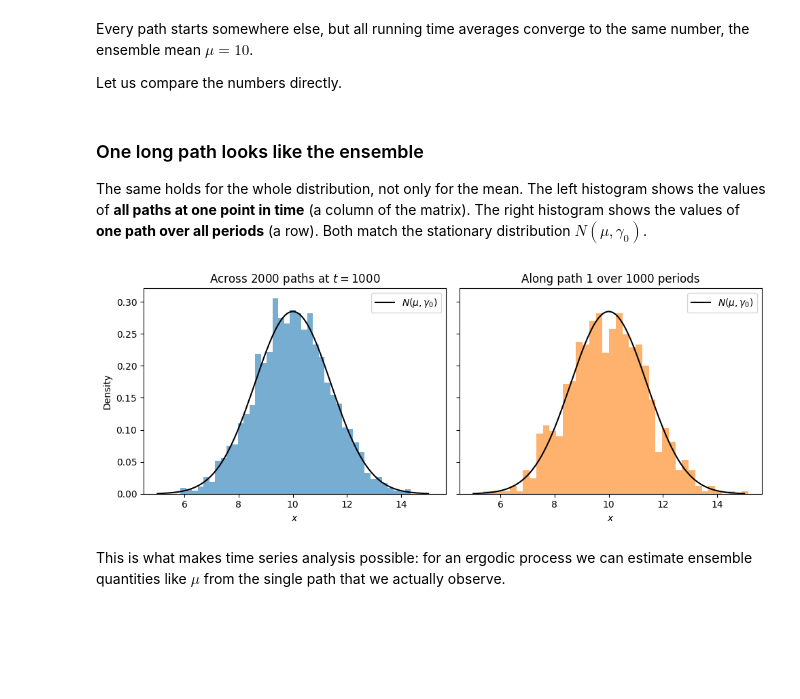
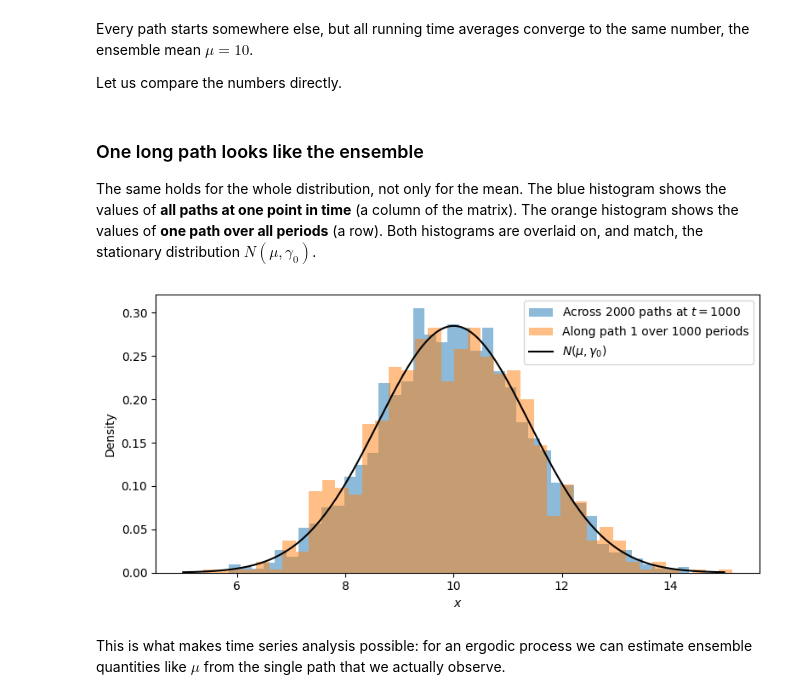
Before and after one commit to febse/ts, a Jupyter notebook: 02-Stationarity-Ergodicity.ipynb, the cells around one changed output. Cells and saved outputs as stored; diff of their text form; code cells hidden in the pictures; blank space fills up the shorter version.

```diff
--- a/02-Stationarity-Ergodicity.ipynb
+++ b/02-Stationarity-Ergodicity.ipynb
@@ -145,35 +148,36 @@ Let us compare the numbers directly.
 # %% [markdown]
 ### One long path looks like the ensemble
 
-The same holds for the whole distribution, not only for the mean. The left histogram shows the values of **all paths at one point in time** (a column of the matrix).
-The right histogram shows the values of **one path over all periods** (a row). Both match the stationary distribution $N(\mu, \gamma_0)$.
+The same holds for the whole distribution, not only for the mean. The blue histogram shows the values of **all paths at one point in time** (a column of the matrix).
+The orange histogram shows the values of **one path over all periods** (a row). Both histograms are overlaid on, and match, the stationary distribution $N(\mu, \gamma_0)$.
 # %%
 #| label: fig-ar1-distributions
-#| fig-cap: "AR(1): distribution across paths at a fixed time and distribution over time for a single path"
+#| fig-cap: "AR(1): distribution across paths at a fixed time (blue) and over time for a single path (orange), overlaid on the stationary density"
 
 grid = np.linspace(mean_theory - 5, mean_theory + 5, 200)
 stationary_density = (
     np.exp(-(grid - mean_theory)**2 / (2 * variance_theory))
     / np.sqrt(2 * np.pi * variance_theory)
 )
 
-fig, axes = plt.subplots(1, 2, figsize=(10, 4), sharex=True, sharey=True)
+fig, ax = plt.subplots(figsize=(8, 4))
 
-axes[0].hist(ar1_paths[:, -1], bins=40, density=True, color="tab:blue", alpha=0.6)
-axes[0].set_title(f"Across {n_paths} paths at $t = {n_periods}$")
+ax.hist(
+    ar1_paths[:, -1], bins=40, density=True, color="tab:blue", alpha=0.5,
+    label=f"Across {n_paths} paths at $t = {n_periods}$",
+)
+ax.hist(
+    ar1_paths[0], bins=40, density=True, color="tab:orange", alpha=0.5,
+    label=f"Along path 1 over {n_periods} periods",
+)
+ax.plot(grid, stationary_density, color="black", label=r"$N(\mu, \gamma_0)$")
 
-axes[1].hist(ar1_paths[0], bins=40, density=True, color="tab:orange", alpha=0.6)
-axes[1].set_title(f"Along path 1 over {n_periods} periods")
-
-for ax in axes:
-    ax.plot(grid, stationary_density, color="black", label=r"$N(\mu, \gamma_0)$")
-    ax.set_xlabel("$x$")
-    ax.legend()
-
-axes[0].set_ylabel("Density")
+ax.set_xlabel("$x$")
+ax.set_ylabel("Density")
+ax.legend()
 plt.tight_layout()
 plt.show()
 # %% [output]
-[figure, old version]
+[figure, new version]
 # %% [markdown]
 This is what makes time series analysis possible: for an ergodic process we can estimate ensemble quantities like $\mu$ from the single path that we actually observe.
```
Also changed, not shown: parts of 13 cells of this notebook, 5 other files.
